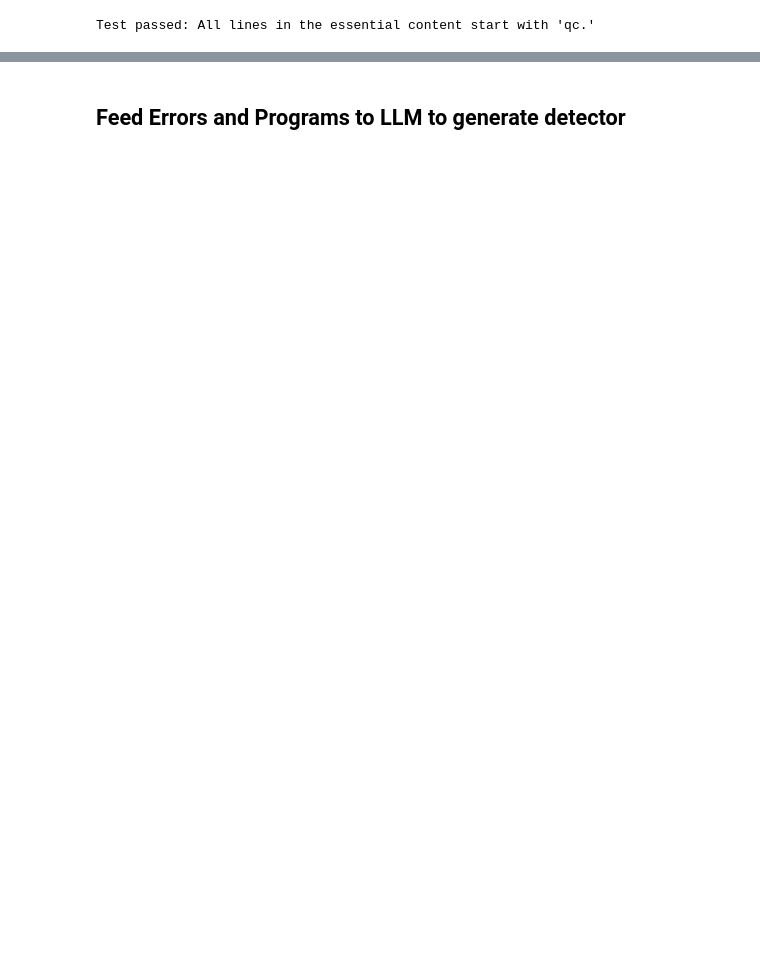
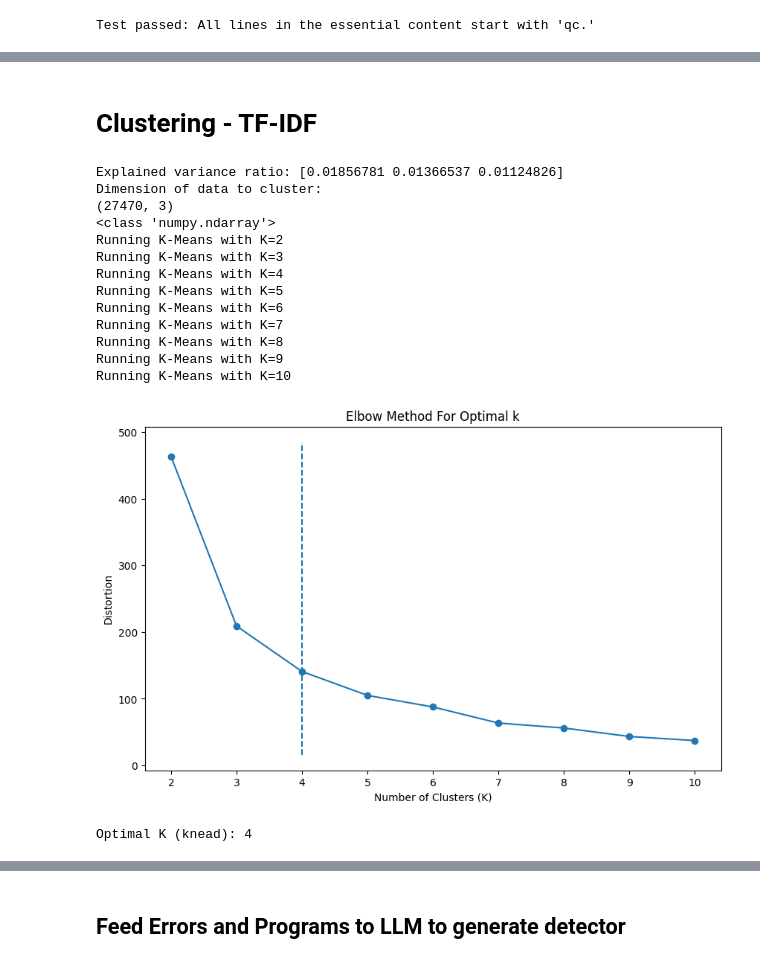
Before and after one commit to sola-st/qite-quantum-platform-testing, a Jupyter notebook: notebooks/003_001_Cluster_Error_Messages_Auto_Label.ipynb, the cells around one changed output, grey strips where cells are left out. Drawn from its saved outputs; the diff is of its cells as text; code cells hidden in the pictures; blank space fills up the shorter version.

```diff
--- a/notebooks/003_001_Cluster_Error_Messages_Auto_Label.ipynb
+++ b/notebooks/003_001_Cluster_Error_Messages_Auto_Label.ipynb
@@ -39,7 +48,7 @@ print(f"Current folder: {os.getcwd()}")
 all_global_vars = dict(globals().copy())
 # print all global variables
 for k, v in all_global_vars.items():
-    if k.isupper():
+    if k.isupper() and len(k) > 1:
         print(f"{k}: {v}")
 # %% [output]
 Current folder: /home/paltenmo/projects/crossplatform/notebooks
@@ -77,6 +93,8 @@ def read_json_file(file_path: str) -> Dict[str, Any]:
 def read_all_programs(dir_path: str) -> pd.DataFrame:
     json_files = [os.path.join(dir_path, f) for f in os.listdir(
         dir_path) if re.match(r'.*_error\.json$', f)]
+    # sort the files
+    json_files.sort()
     records = []
 
     with Pool() as pool:
@@ -459,0 +517,43 @@ Name: count, dtype: int64
+# %% [markdown]
+# Clustering - TF-IDF
+# %%
+# papermill_description=CLUSTERING
+
+combined_text = df_sample_errors[INFO_TO_USE_FOR_CLUSTERING].apply(
+    lambda row: ' '.join(row.values.astype(str)), axis=1)
+
+# TF-IDF vectorization
+vectorizer = TfidfVectorizer()
+X = vectorizer.fit_transform(combined_text)
+X_matrix = X
+
+
+if USE_PCA:
+    # Apply PCA to reduce dimensionality
+    pca = PCA(n_components=PCA_COMPONENTS)
+    X_reduced = pca.fit_transform(X)
+    print(f'Explained variance ratio: {pca.explained_variance_ratio_}')
+    X_matrix = X_reduced
+
+print("Dimension of data to cluster:")
+print(X_matrix.shape)
+print(type(X_matrix))
+
+optimal_k = find_optimal_k_knead(X_matrix)
+print(f'Optimal K (knead): {optimal_k}')
+# %% [output]
+Explained variance ratio: [0.01856781 0.01366537 0.01124826]
+Dimension of data to cluster:
+(27470, 3)
+<class 'numpy.ndarray'>
+Running K-Means with K=2
+Running K-Means with K=3
+Running K-Means with K=4
+Running K-Means with K=5
+Running K-Means with K=6
+Running K-Means with K=7
+Running K-Means with K=8
+Running K-Means with K=9
+Running K-Means with K=10
+[figure, added]
+Optimal K (knead): 4
```
Also changed, not shown: parts of 34 cells of this notebook.
